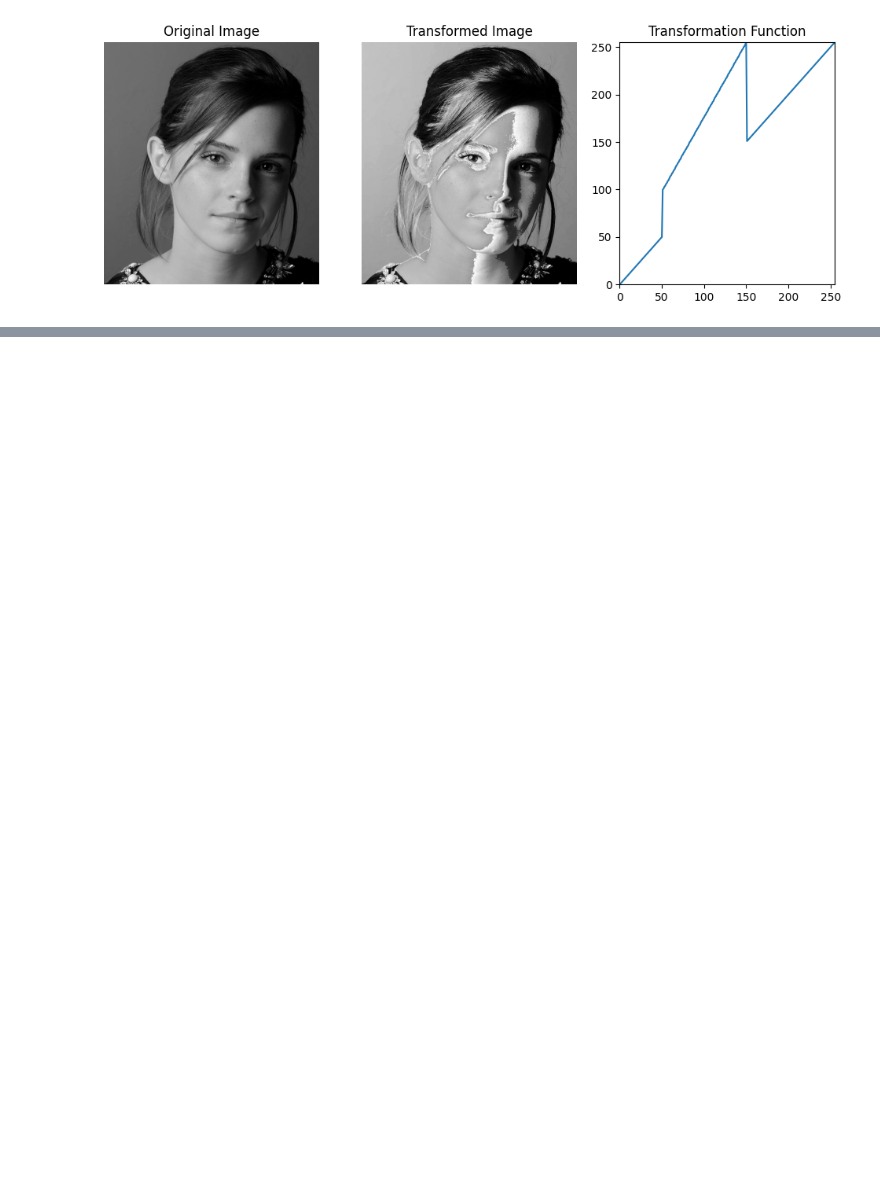
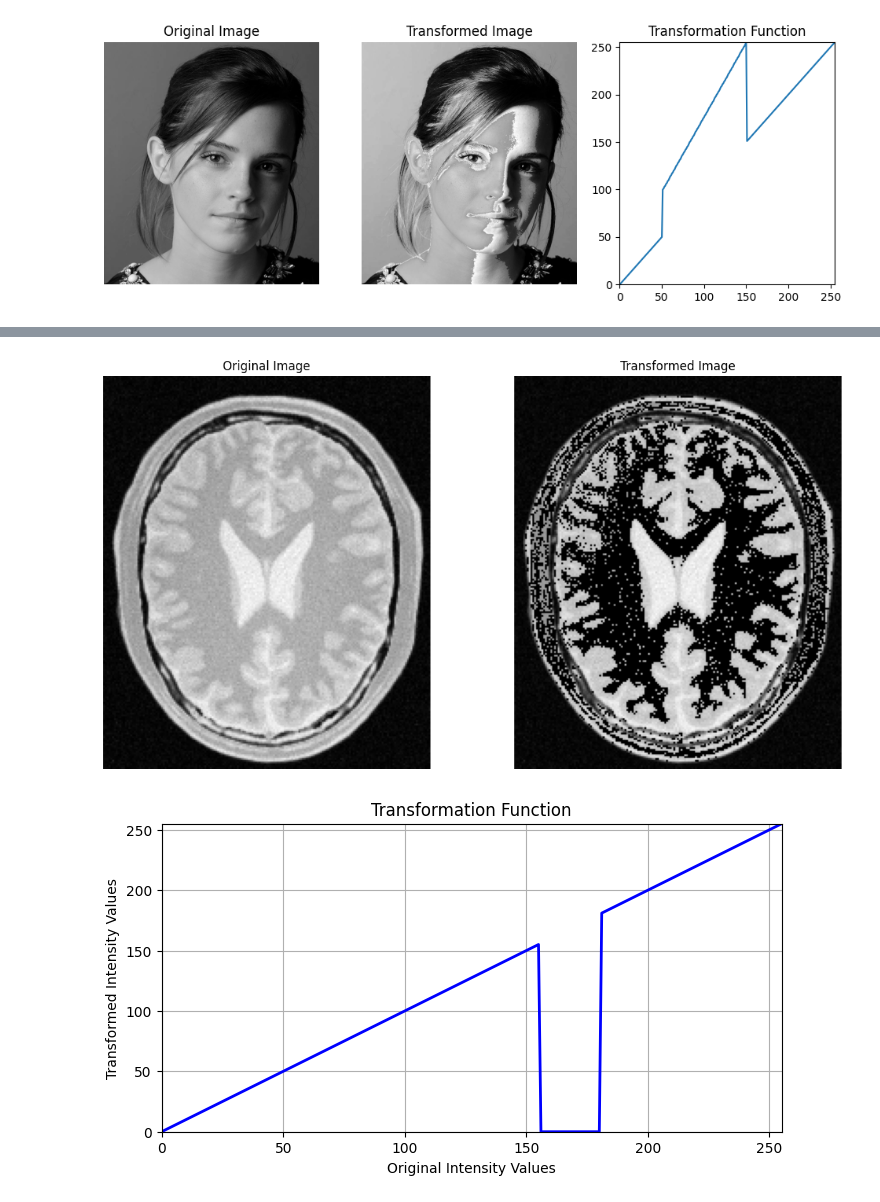
Before and after one commit to NavinduThimodya/Image_Processing_and_Machine_Vision_Assignment_1, a Jupyter notebook: Image_Ass_1.ipynb, the cells around one changed output, grey strips where cells are left out. Drawn from its saved outputs; the diff is of its cells as text; code cells hidden in the pictures; blank space fills up the shorter version.

```diff
--- a/Image_Ass_1.ipynb
+++ b/Image_Ass_1.ipynb
@@ -38,0 +97,50 @@ plt.show()
+# %%
+import cv2 as cv
+import numpy as np
+import matplotlib.pyplot as plt
+
+# Load the image
+f = cv.imread('images/brain_proton_density_slice.png', cv.IMREAD_GRAYSCALE)
+
+# Create the transformation function
+t = np.arange(256, dtype=np.uint8)
+
+# Define the transformation for each range
+t[0:156] = t[0:156]
+t[156:181] = 0
+t[181:256] = t[181:256]
+
+# Apply the transformation to the image
+g = t[f]
+
+# Plot the original and transformed images
+plt.figure(figsize=(12, 6))
+
+plt.subplot(1, 2, 1)
+plt.imshow(f, cmap='gray')
+plt.title('Original Image')
+plt.axis('off')
+
+plt.subplot(1, 2, 2)
+plt.imshow(g, cmap='gray')
+plt.title('Transformed Image')
+plt.axis('off')
+
+plt.tight_layout()
+plt.show()
+
+# Plot the transformation function as a graph
+plt.figure(figsize=(8, 4))
+plt.plot(np.arange(256), t, color='blue', linewidth=2)
+plt.title('Transformation Function')
+plt.xlabel('Original Intensity Values')
+plt.ylabel('Transformed Intensity Values')
+plt.grid()
+plt.xlim(0, 255)
+plt.ylim(0, 255)
+plt.axhline(0, color='black', lw=0.5, ls='--')
+plt.axvline(0, color='black', lw=0.5, ls='--')
+plt.show()
+# %% [output]
+[figure, added]
+[figure, added]
```
Also changed, not shown: parts of 10 cells of this notebook, 18 other files.
